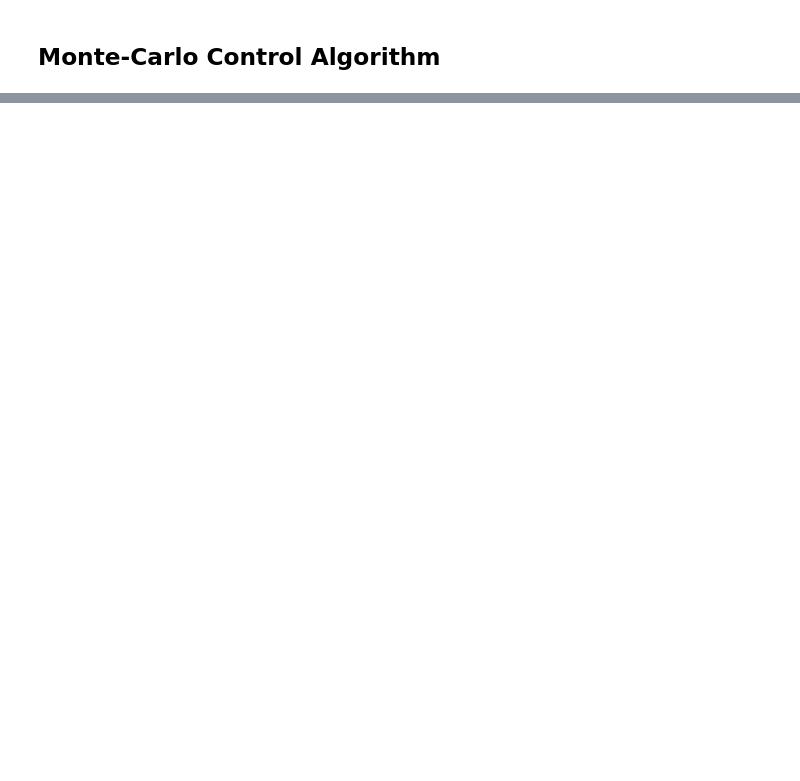
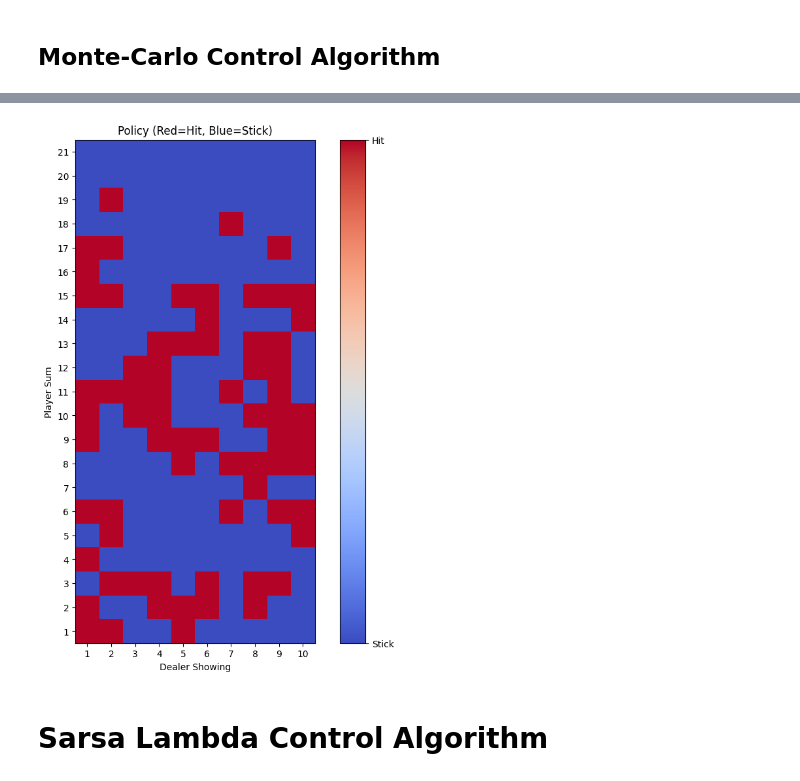
Before and after one commit to Andyccs/reinforcement_learning_david_silver_summary, a Jupyter notebook: easy21/easy21.ipynb, the cells around one changed output, grey strips where cells are left out. Saved outputs shown, nothing was run; the diff lists cells and outputs as text; code cells hidden in the pictures; blank space fills up the shorter version.

```diff
--- a/easy21/easy21.ipynb
+++ b/easy21/easy21.ipynb
@@ -51,2 +66,6 @@ print(q_state_action[(9, 21, "stick")] > q_state_action[(9, 21, "hit")])
 # %%
-learning.plot_policy(policy)
+learning.plot_policy(mc_policy)
+# %% [output]
+[figure, added]
+# %% [markdown]
+# Sarsa Lambda Control Algorithm
```
Also changed, not shown: parts of 17 cells of this notebook, 1 other file.
